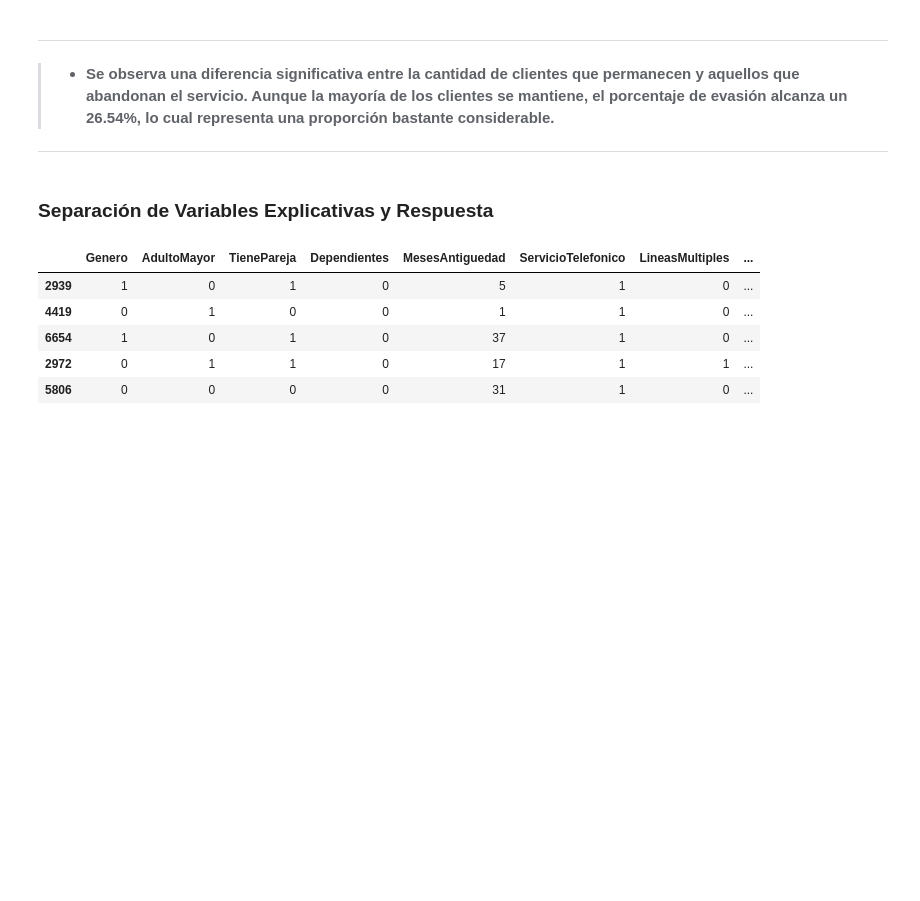
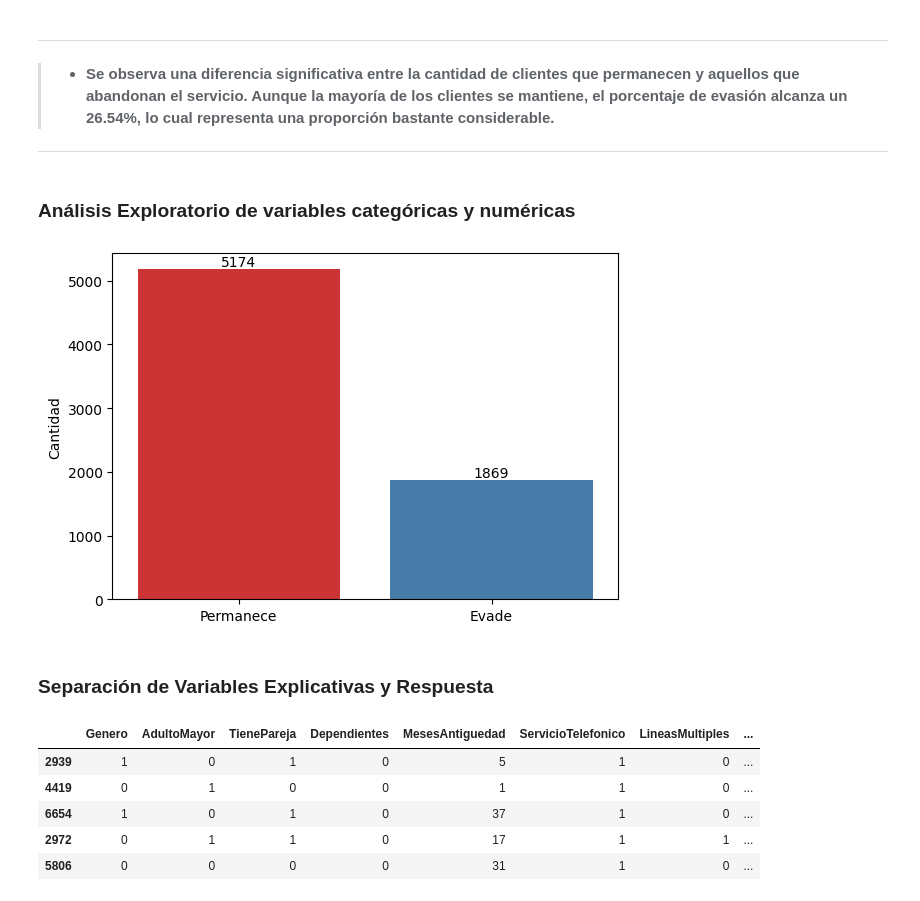
Before and after one commit to DanielRaiicHu/telecom_x_2, a Jupyter notebook: telecom_x_2.ipynb, the cells around one changed output. Cells and saved outputs as stored; diff of their text form; code cells hidden in the pictures; blank space fills up the shorter version.

```diff
--- a/telecom_x_2.ipynb
+++ b/telecom_x_2.ipynb
@@ -417,6 +441,29 @@ px.histogram(datos, x='Evasion', text_auto=True, color='Evasion') #plotly.expres
 >* **Se observa una diferencia significativa entre la cantidad de clientes que permanecen y aquellos que abandonan el servicio. Aunque la mayoría de los clientes se mantiene, el porcentaje de evasión alcanza un 26.54%, lo cual representa una proporción bastante considerable.**
 
 ---
+# %% [markdown]
+### **Análisis Exploratorio de variables categóricas y numéricas**
+# %%
+plt.figure(figsize=(6, 4))  # Opcional: ajustar el tamaño del gráfico
+
+# Crear el gráfico
+sns.countplot(data=datos, x='Evasion', hue='Evasion', palette='Set1', legend=False)
+
+# Configurar etiquetas
+plt.ylabel('Cantidad')
+plt.xlabel('Evasión', visible=False)
+plt.xticks([0, 1], ['Permanece', 'Evade'])
+
+# Añadir los conteos sobre las barras
+for p in plt.gca().patches:
+    altura = p.get_height()
+    plt.text(p.get_x() + p.get_width() / 2, altura + 1,  # +1 para dejar espacio
+             int(altura), ha='center', va='bottom', fontsize=10)
+
+plt.tight_layout()
+plt.show()
+# %% [output]
+[figure, added]
 # %% [markdown]
 ### **Separación de Variables Explicativas y Respuesta**
 # %%
```
Also changed, not shown: parts of 3 cells of this notebook.
